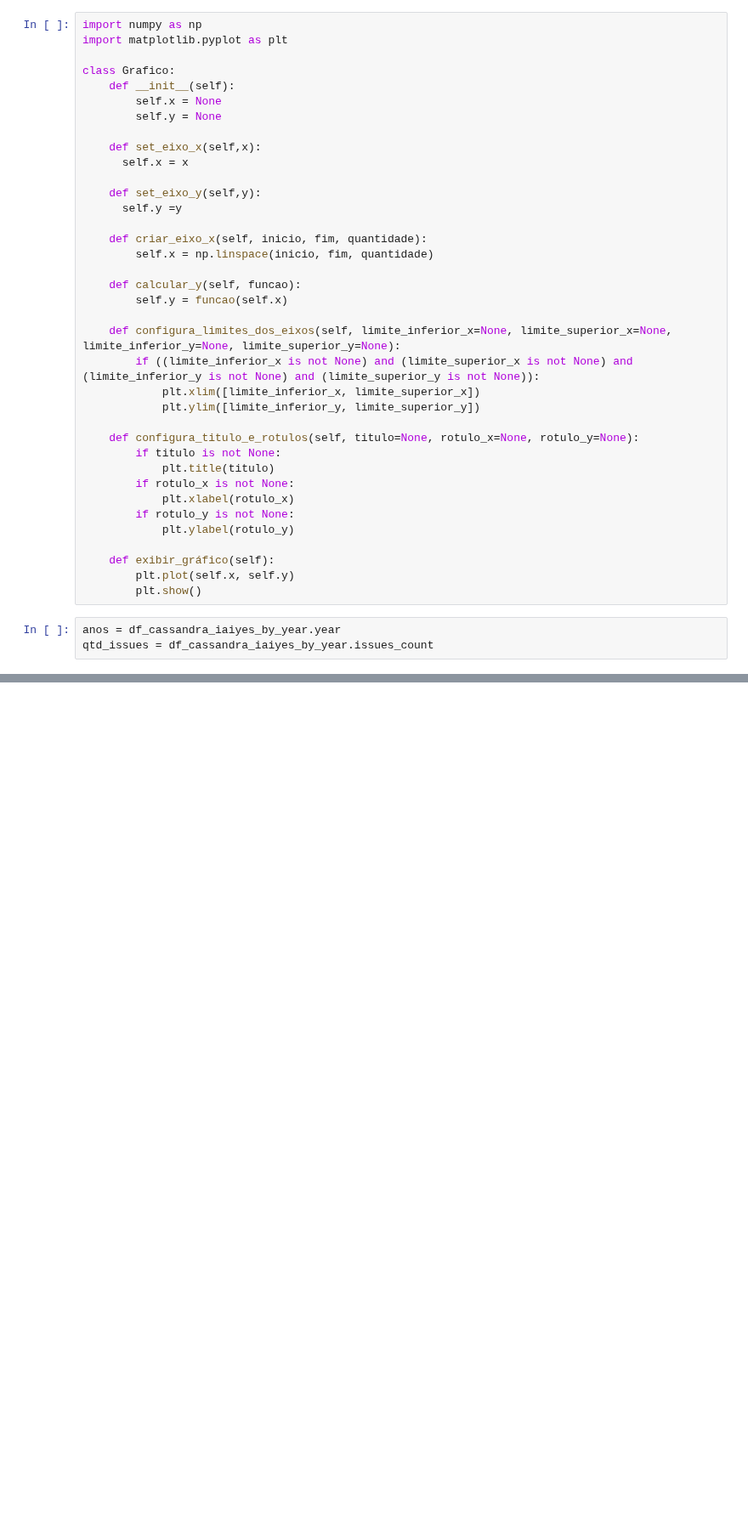
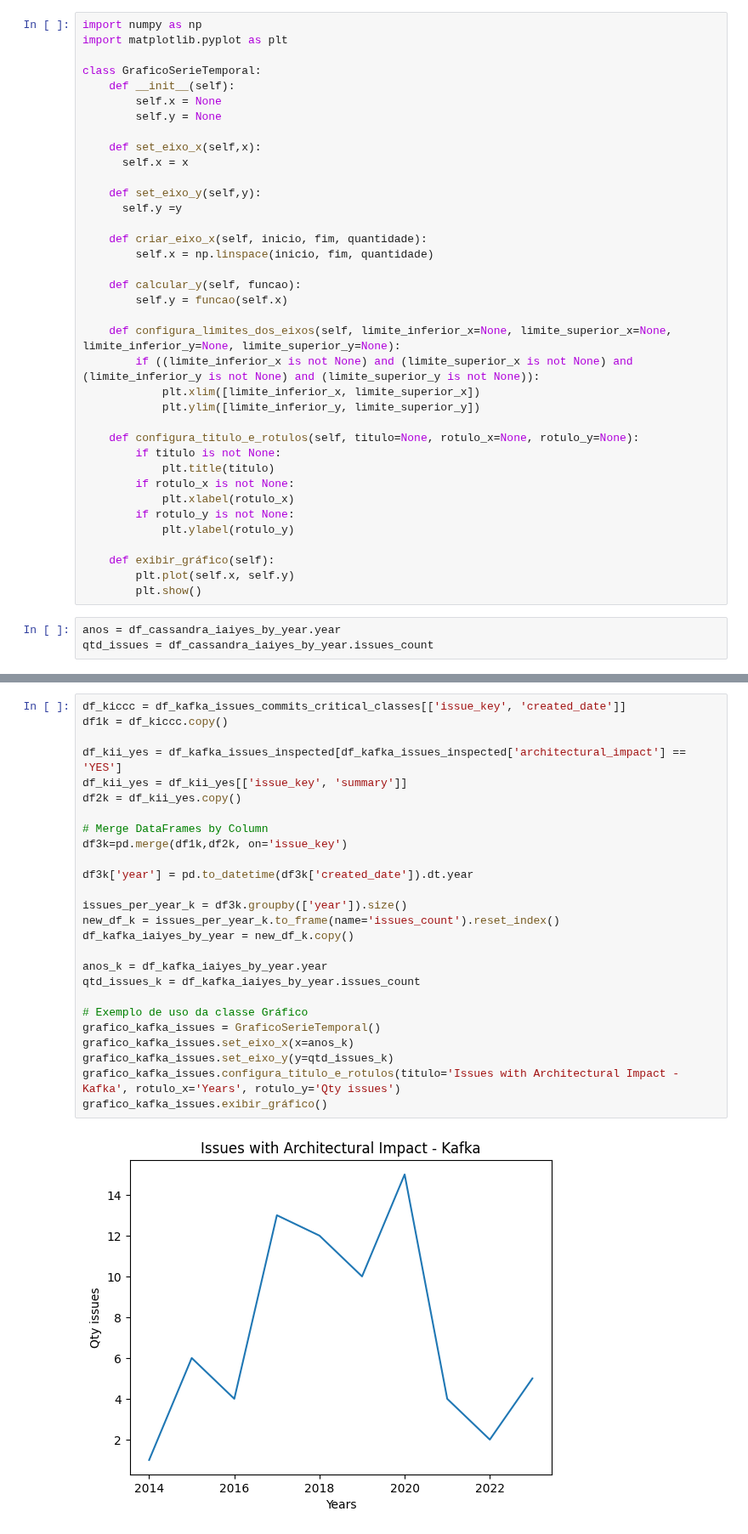
Before and after one commit to armandossrecife/my_validation, a Jupyter notebook: my_comparison.ipynb, the cells around one changed output, grey strips where cells are left out. Shown at 85% size. Cells and saved outputs as stored; diff of their text form; blank space fills up the shorter version.

```diff
--- a/my_comparison.ipynb
+++ b/my_comparison.ipynb
@@ -2024,7 +2026,7 @@ df_cassandra_iaiyes_by_year
 import numpy as np
 import matplotlib.pyplot as plt
 
-class Grafico:
+class GraficoSerieTemporal:
     def __init__(self):
         self.x = None
         self.y = None
@@ -2071,0 +2192,28 @@ grafico_temperaturas.exibir_gráfico()
+# %%
+df_kiccc = df_kafka_issues_commits_critical_classes[['issue_key', 'created_date']]
+df1k = df_kiccc.copy()
+
+df_kii_yes = df_kafka_issues_inspected[df_kafka_issues_inspected['architectural_impact'] == 'YES']
+df_kii_yes = df_kii_yes[['issue_key', 'summary']]
+df2k = df_kii_yes.copy()
+
+# Merge DataFrames by Column
+df3k=pd.merge(df1k,df2k, on='issue_key')
+
+df3k['year'] = pd.to_datetime(df3k['created_date']).dt.year
+
+issues_per_year_k = df3k.groupby(['year']).size()
+new_df_k = issues_per_year_k.to_frame(name='issues_count').reset_index()
+df_kafka_iaiyes_by_year = new_df_k.copy()
+
+anos_k = df_kafka_iaiyes_by_year.year
+qtd_issues_k = df_kafka_iaiyes_by_year.issues_count
+
+# Exemplo de uso da classe Gráfico
+grafico_kafka_issues = GraficoSerieTemporal()
+grafico_kafka_issues.set_eixo_x(x=anos_k)
+grafico_kafka_issues.set_eixo_y(y=qtd_issues_k)
+grafico_kafka_issues.configura_titulo_e_rotulos(titulo='Issues with Architectural Impact - Kafka', rotulo_x='Years', rotulo_y='Qty issues')
+grafico_kafka_issues.exibir_gráfico()
+# %% [output]
+[figure, added]
```
Also changed, not shown: parts of 14 cells of this notebook.
